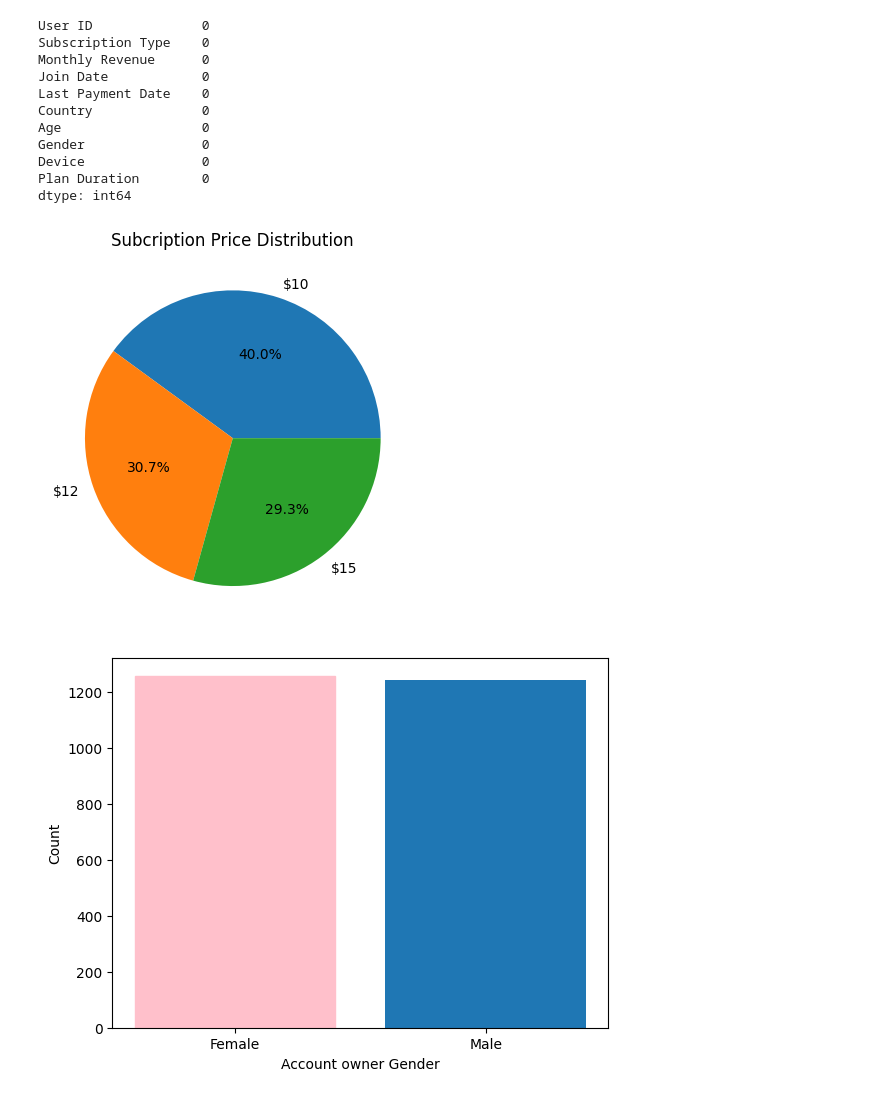
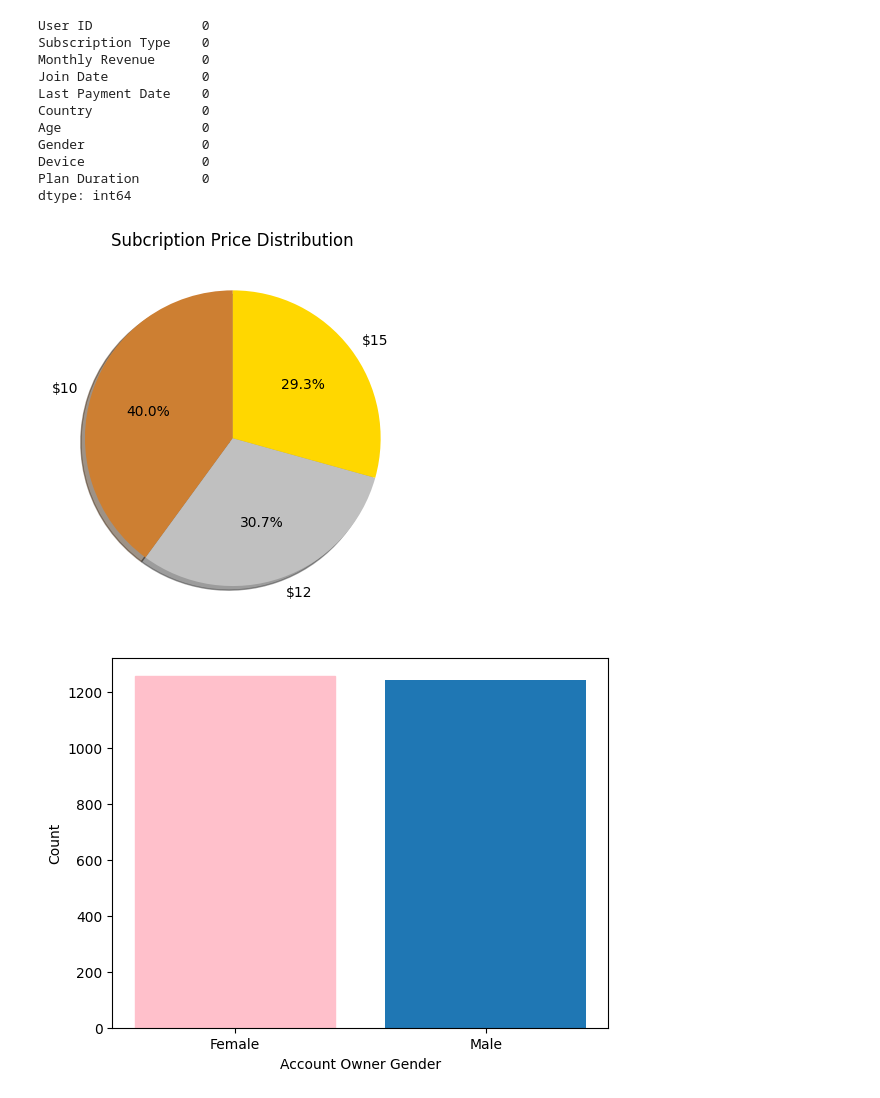
Before and after one commit to BNganB/data-analysis-examples, a Jupyter notebook: main.ipynb, the cells around one changed output. Cells and saved outputs as stored; diff of their text form; code cells hidden in the pictures.

```diff
--- a/main.ipynb
+++ b/main.ipynb
@@ -75,12 +75,18 @@ count_Subscription = df["Subscription Type"].value_counts()
 # %%
 ## example pie chart
 import matplotlib.pyplot as plt
 
-plt.pie(count_Subscription, labels=["$10", "$12", "$15"], autopct="%1.1f%%")
+colors = ["#CD7F32", "#C0C0C0", "#FFD700"]
+
+plt.pie(count_Subscription, labels=["$10", "$12", "$15"],
+        colors=colors,
+        autopct="%1.1f%%",
+        shadow=True,
+        startangle=90)
 plt.title("Subcription Price Distribution")
 plt.show()
 # %% [output]
-[figure, old version]
+[figure, new version]
 # %%
 ## example bar graph
 
```
Also changed, not shown: parts of 4 cells of this notebook.
